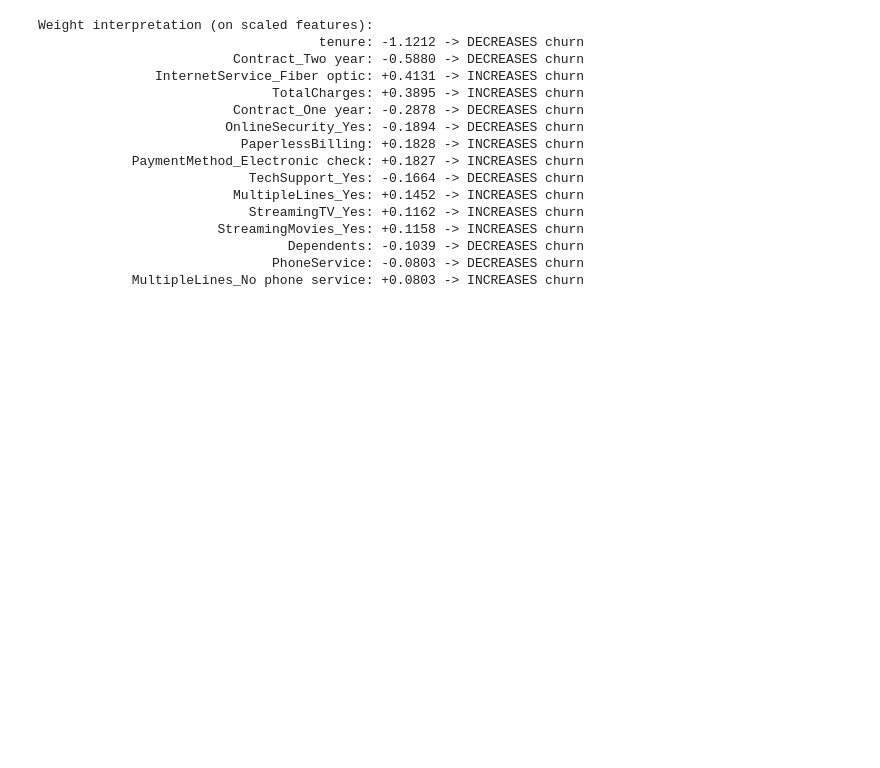
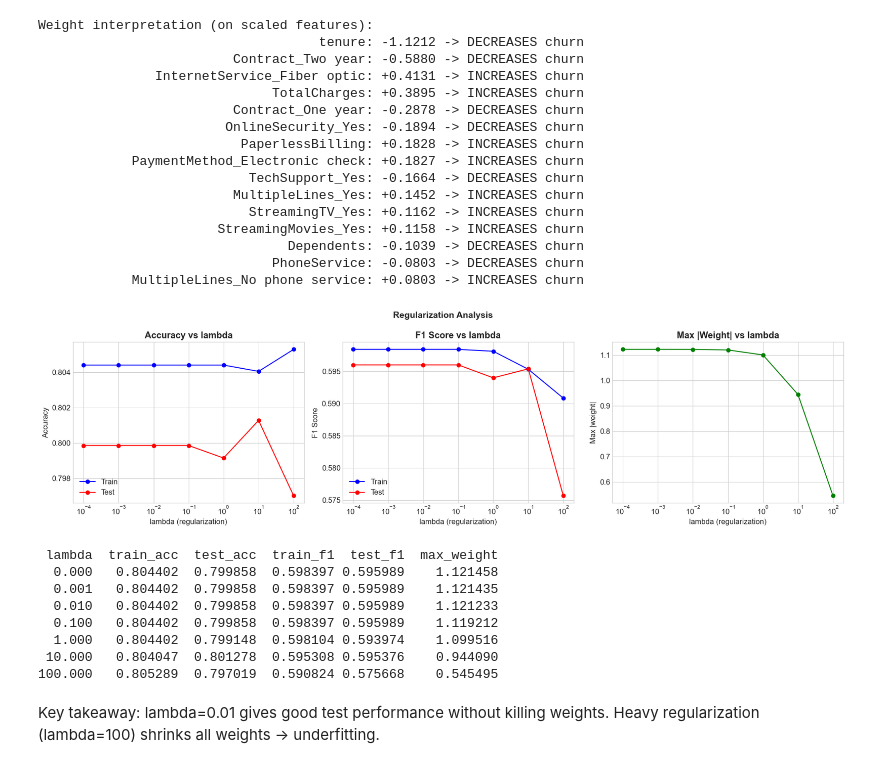
Before and after one commit to AlexKarari/logistic-regression, a Jupyter notebook: notebooks/logisitc_regression.ipynb, the cells around one changed output. Drawn from its saved outputs; the diff is of its cells as text; code cells hidden in the pictures; blank space fills up the shorter version.

Commit message:
Check effect of regulariation strength.

```diff
--- a/notebooks/logisitc_regression.ipynb
+++ b/notebooks/logisitc_regression.ipynb
@@ -655,3 +655,68 @@ Weight interpretation (on scaled features):
                                 Dependents: -0.1039 -> DECREASES churn
                               PhoneService: -0.0803 -> DECREASES churn
             MultipleLines_No phone service: +0.0803 -> INCREASES churn
+# %%
+# Effect of regularization strength
+lambdas = [0, 0.001, 0.01, 0.1, 1.0, 10.0, 100.0]
+results = []
+
+for lam in lambdas:
+    m_reg = LogisticRegressionScratch(
+        learning_rate=0.1, n_iterations=5000, lambda_reg=lam
+    )
+    m_reg.fit(X_train_scaled, y_train)
+
+    results.append({
+        'lambda': lam,
+        'train_acc': accuracy_score(y_train, m_reg.predict(X_train_scaled)),
+        'test_acc': accuracy_score(y_test, m_reg.predict(X_test_scaled)),
+        'train_f1': f1_score(y_train, m_reg.predict(X_train_scaled)),
+        'test_f1': f1_score(y_test, m_reg.predict(X_test_scaled)),
+        'max_weight': np.max(np.abs(m_reg.weights))
+    })
+
+results_df = pd.DataFrame(results)
+
+fig, axes = plt.subplots(1, 3, figsize=(18, 5))
+
+# Accuracy
+axes[0].semilogx(results_df['lambda'].replace(0, 1e-4), results_df['train_acc'], 'bo-', label='Train')
+axes[0].semilogx(results_df['lambda'].replace(0, 1e-4), results_df['test_acc'], 'ro-', label='Test')
+axes[0].set_title('Accuracy vs lambda', fontweight='bold')
+axes[0].set_xlabel('lambda (regularization)')
+axes[0].set_ylabel('Accuracy')
+axes[0].legend()
+
+# F1
+axes[1].semilogx(results_df['lambda'].replace(0, 1e-4), results_df['train_f1'], 'bo-', label='Train')
+axes[1].semilogx(results_df['lambda'].replace(0, 1e-4), results_df['test_f1'], 'ro-', label='Test')
+axes[1].set_title('F1 Score vs lambda', fontweight='bold')
+axes[1].set_xlabel('lambda (regularization)')
+axes[1].set_ylabel('F1 Score')
+axes[1].legend()
+
+# Weight magnitude
+axes[2].semilogx(results_df['lambda'].replace(0, 1e-4), results_df['max_weight'], 'go-')
+axes[2].set_title('Max |Weight| vs lambda', fontweight='bold')
+axes[2].set_xlabel('lambda (regularization)')
+axes[2].set_ylabel('Max |weight|')
+
+plt.suptitle('Regularization Analysis', fontsize=14, fontweight='bold')
+plt.tight_layout()
+plt.savefig('../visualisations/regularization_analysis.png', dpi=150, bbox_inches='tight')
+plt.show()
+
+print(results_df.to_string(index=False))
+# %% [output]
+[figure, added]
+ lambda  train_acc  test_acc  train_f1  test_f1  max_weight
+  0.000   0.804402  0.799858  0.598397 0.595989    1.121458
+  0.001   0.804402  0.799858  0.598397 0.595989    1.121435
+  0.010   0.804402  0.799858  0.598397 0.595989    1.121233
+  0.100   0.804402  0.799858  0.598397 0.595989    1.119212
+  1.000   0.804402  0.799148  0.598104 0.593974    1.099516
+ 10.000   0.804047  0.801278  0.595308 0.595376    0.944090
+100.000   0.805289  0.797019  0.590824 0.575668    0.545495
+# %% [markdown]
+Key takeaway: lambda=0.01 gives good test performance without killing weights.
+Heavy regularization (lambda=100) shrinks all weights -> underfitting.
```
Also changed, not shown: 1 other file.
